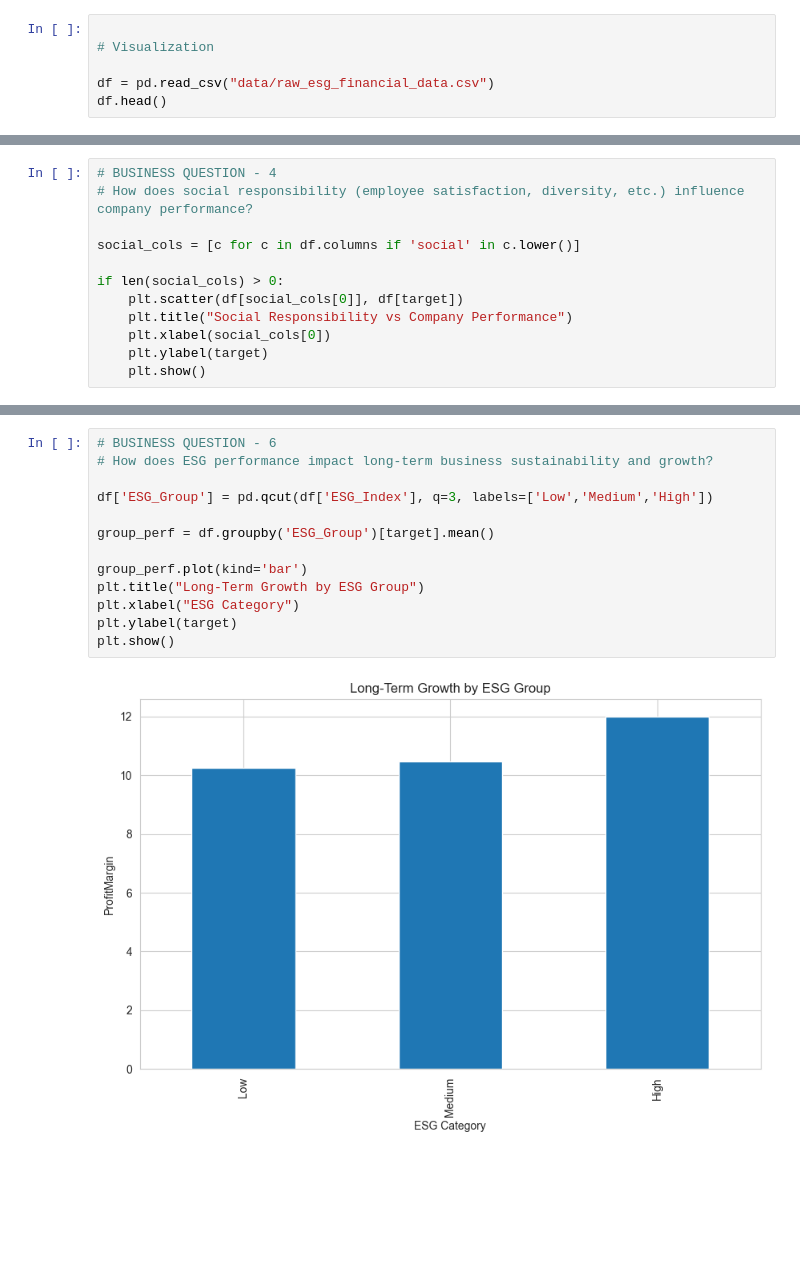
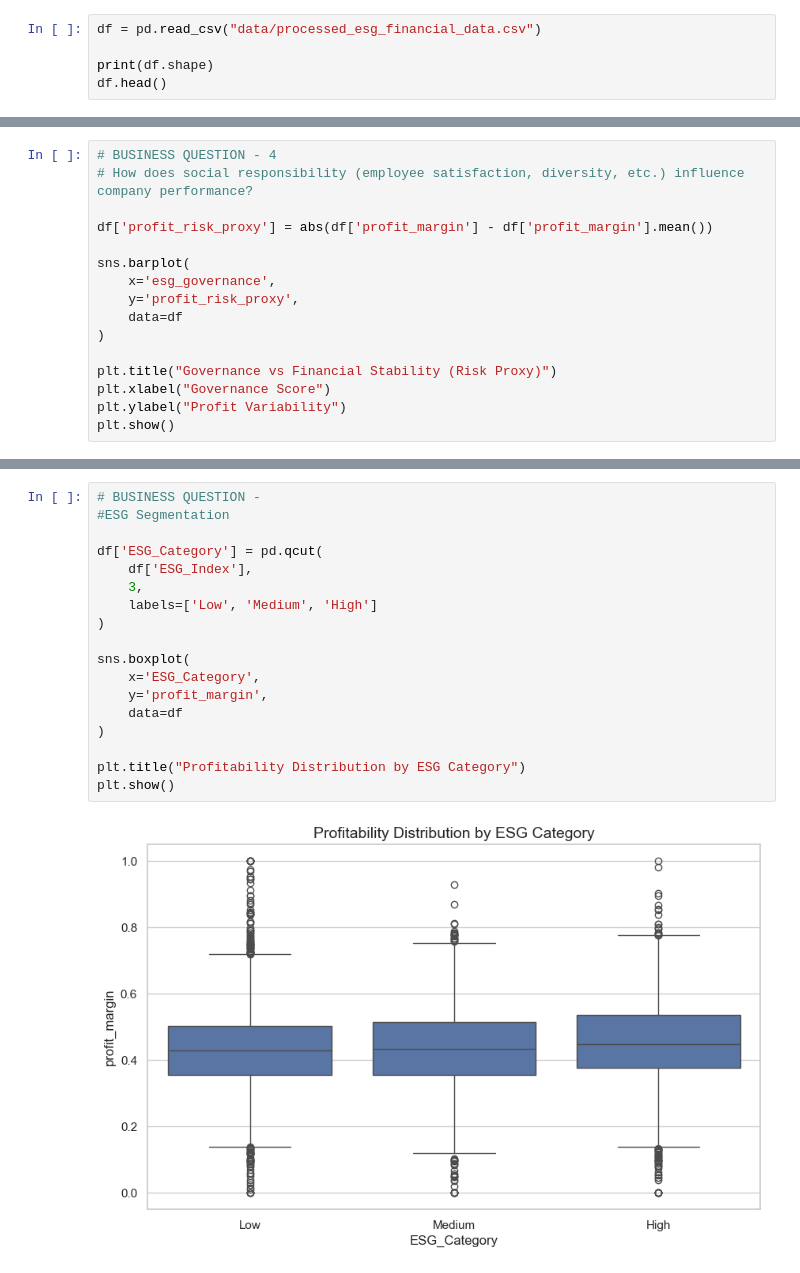
Before and after one commit to KuhuVyas/ESG-Financial-Metrics-Analysis-, a Jupyter notebook: 03_data_visualization.ipynb, the cells around one changed output, grey strips where cells are left out. Cells and saved outputs as stored; diff of their text form; blank space fills up the shorter version.

```diff
--- a/03_data_visualization.ipynb
+++ b/03_data_visualization.ipynb
@@ -10,7 +14,6 @@ sns.set_style("whitegrid")
 # %%
+df = pd.read_csv("data/processed_esg_financial_data.csv")
 
-# Visualization
-
-df = pd.read_csv("data/raw_esg_financial_data.csv")
+print(df.shape)
 df.head()
 # %% [output]
@@ -128,11 +132,15 @@ plt.show()
 # BUSINESS QUESTION - 4
 # How does social responsibility (employee satisfaction, diversity, etc.) influence company performance?
 
-social_cols = [c for c in df.columns if 'social' in c.lower()]
+df['profit_risk_proxy'] = abs(df['profit_margin'] - df['profit_margin'].mean())
 
-if len(social_cols) > 0:
-    plt.scatter(df[social_cols[0]], df[target])
-    plt.title("Social Responsibility vs Company Performance")
-    plt.xlabel(social_cols[0])
-    plt.ylabel(target)
-    plt.show()
+sns.barplot(
+    x='esg_governance',
+    y='profit_risk_proxy',
+    data=df
+)
+
+plt.title("Governance vs Financial Stability (Risk Proxy)")
+plt.xlabel("Governance Score")
+plt.ylabel("Profit Variability")
+plt.show()
@@ -155,15 +219,20 @@ if len(mcap_cols) > 0:
 # %%
-# BUSINESS QUESTION - 6
-# How does ESG performance impact long-term business sustainability and growth?
+# BUSINESS QUESTION -
+#ESG Segmentation
 
-df['ESG_Group'] = pd.qcut(df['ESG_Index'], q=3, labels=['Low','Medium','High'])
+df['ESG_Category'] = pd.qcut(
+    df['ESG_Index'],
+    3,
+    labels=['Low', 'Medium', 'High']
+)
 
-group_perf = df.groupby('ESG_Group')[target].mean()
+sns.boxplot(
+    x='ESG_Category',
+    y='profit_margin',
+    data=df
+)
 
-group_perf.plot(kind='bar')
-plt.title("Long-Term Growth by ESG Group")
-plt.xlabel("ESG Category")
-plt.ylabel(target)
+plt.title("Profitability Distribution by ESG Category")
 plt.show()
 # %% [output]
-[figure, old version]
+[figure, new version]
```
Also changed, not shown: parts of 22 cells of this notebook, 2 other files.
